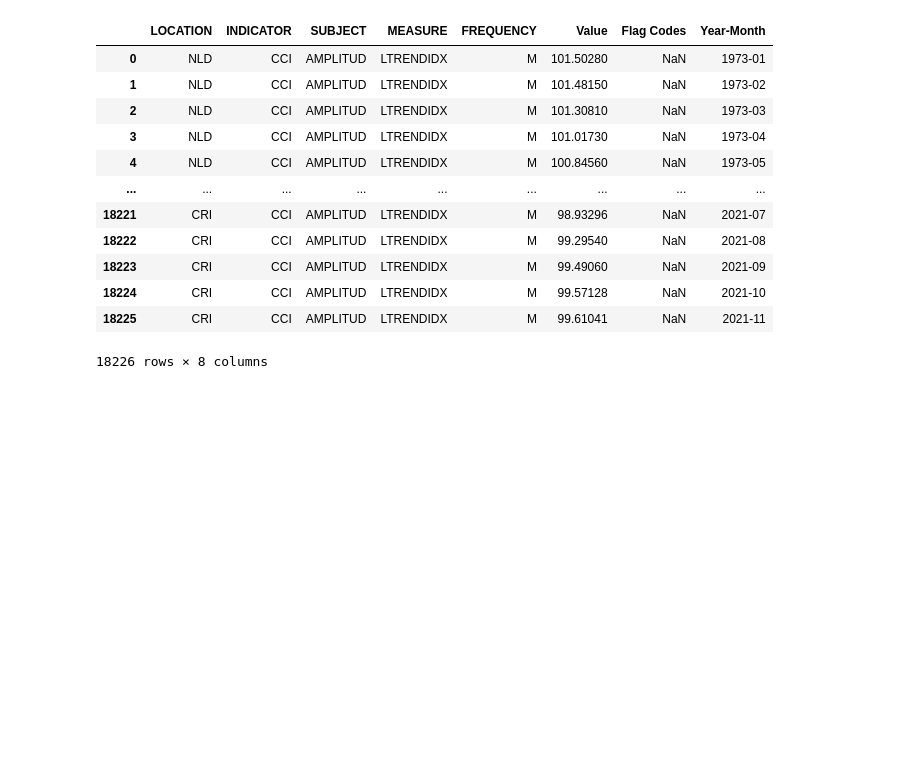
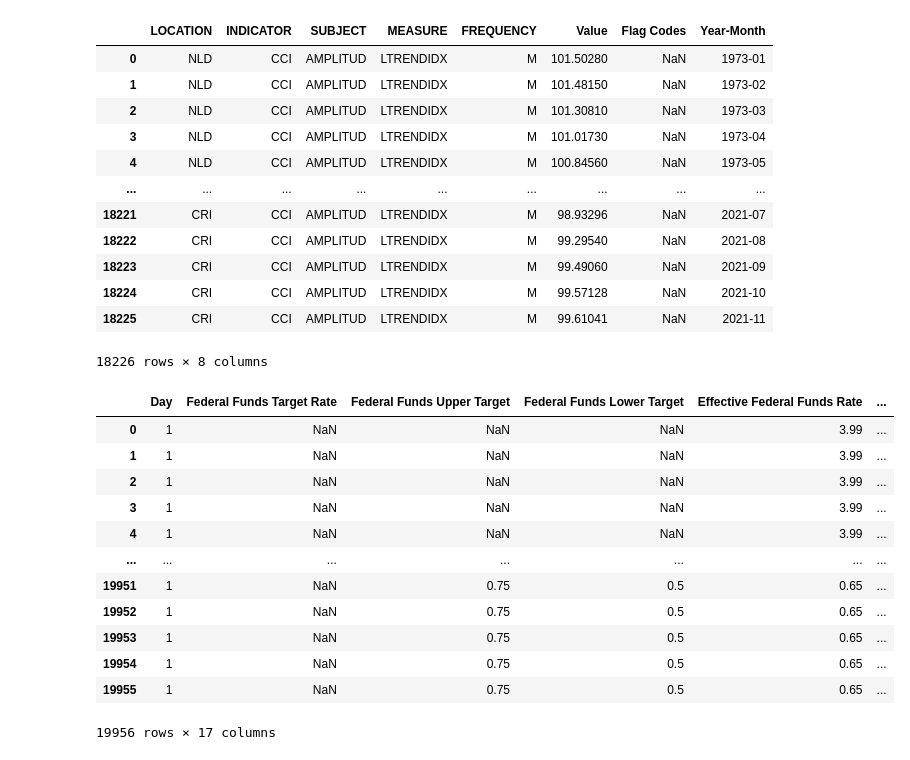
Before and after one commit to ConnorCallahan01/MLFinalProject, a Jupyter notebook: Machine Learning Final Project.ipynb, the cells around one changed output. Drawn from its saved outputs; the diff is of its cells as text; code cells hidden in the pictures; blank space fills up the shorter version.

```diff
--- a/Machine Learning Final Project.ipynb
+++ b/Machine Learning Final Project.ipynb
@@ -193,0 +197,20 @@ True
+# %%
+merge_1 = pd.merge(fed_res_inrts_df, cus_conf_index_df, on="Year-Month")
+# %%
+final_data = pd.merge(merge_1, inflation_dt_df, on="Year-Month")
+# %%
+final_data # The final merged dataset
+# %% [output]
+|  | Day | Federal Funds Target Rate | Federal Funds Upper Target | Federal Funds Lower Target | Effective Federal Funds Rate | ... |
+| 0 | 1 | NaN | NaN | NaN | 3.99 | ... |
+| 1 | 1 | NaN | NaN | NaN | 3.99 | ... |
+| 2 | 1 | NaN | NaN | NaN | 3.99 | ... |
+| 3 | 1 | NaN | NaN | NaN | 3.99 | ... |
+| 4 | 1 | NaN | NaN | NaN | 3.99 | ... |
+| ... | ... | ... | ... | ... | ... | ... |
+| 19951 | 1 | NaN | 0.75 | 0.5 | 0.65 | ... |
+| 19952 | 1 | NaN | 0.75 | 0.5 | 0.65 | ... |
+| 19953 | 1 | NaN | 0.75 | 0.5 | 0.65 | ... |
+| 19954 | 1 | NaN | 0.75 | 0.5 | 0.65 | ... |
+| 19955 | 1 | NaN | 0.75 | 0.5 | 0.65 | ... |
+19956 rows × 17 columns
```
Also changed, not shown: parts of 4 cells of this notebook.
